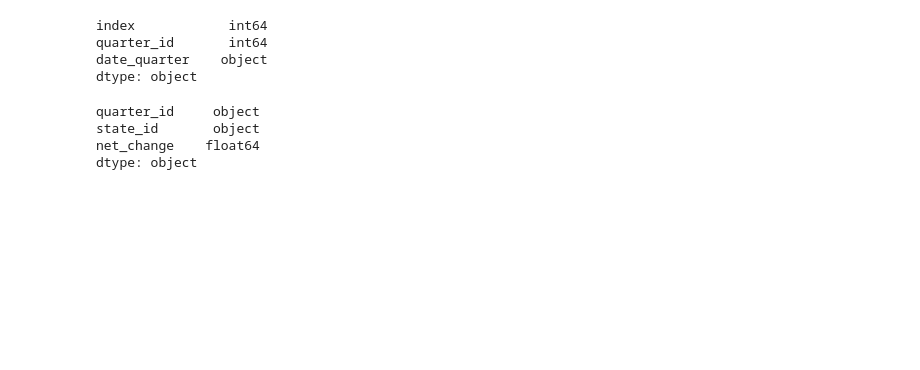
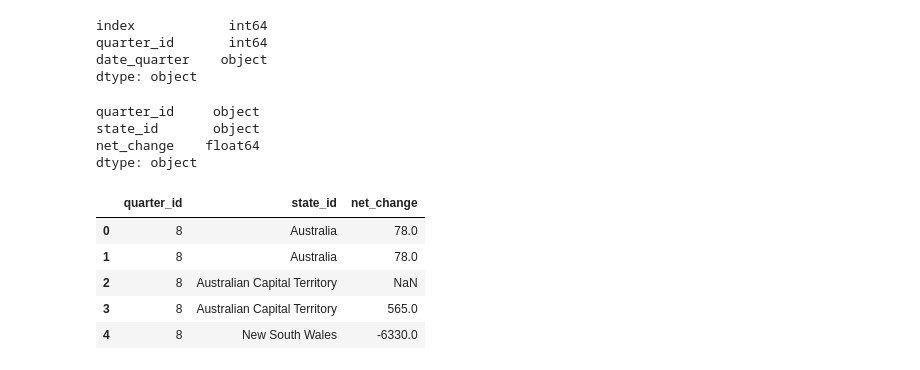
Before and after one commit to jonowood/Project_2, a Jupyter notebook: ETL/Clean_Test.ipynb, the cells around one changed output. Drawn from its saved outputs; the diff is of its cells as text; code cells hidden in the pictures; blank space fills up the shorter version.

```diff
--- a/ETL/Clean_Test.ipynb
+++ b/ETL/Clean_Test.ipynb
@@ -195,13 +195,13 @@ dtype: object
 # new_test_quarter_df = new_test_quarter_df.astype(convert_dict)
 # %%
 
-# Loop through the values in df1
-for index, row in new_test_region_df.iterrows():
-    # Check if the value in column 1 of df1 is present in column 1 of df2
-    if row['state_name'] in population_df['state_id'].values:
-        # Get the index of the matching row in df2
-        index2 = population_df[population_df['state_id'] == row['state_name']].index[-1]
-        # Replace the value in column 3 of df2 with the value in column 3 of df1
-        population_df.at[index2, 'state_id'] = row['state_id']
+# # Loop through the values in df1
+# for index, row in new_test_region_df.iterrows():
+#     # Check if the value in column 1 of df1 is present in column 1 of df2
+#     if row['state_name'] in population_df['state_id'].values:
+#         # Get the index of the matching row in df2
+#         index2 = population_df[population_df['state_id'] == row['state_name']].index[-1]
+#         # Replace the value in column 3 of df2 with the value in column 3 of df1
+#         population_df.at[index2, 'state_id'] = row['state_id']
 # %%
 
@@ -215,0 +216,12 @@ for index, row in new_test_quarter_df.iterrows():
+# %%
+key_list = list(population_df['quarter_id'])
+dict_lookup = dict(zip(new_test_quarter_df['date_quarter'], new_test_quarter_df['quarter_id']))
+population_df['quarter_id'] = [dict_lookup[item] for item in key_list]
+population_df.head()
+# %% [output]
+|  | quarter_id | state_id | net_change |
+| 0 | 8 | Australia | 78.0 |
+| 1 | 8 | Australia | 78.0 |
+| 2 | 8 | Australian Capital Territory | NaN |
+| 3 | 8 | Australian Capital Territory | 565.0 |
+| 4 | 8 | New South Wales | -6330.0 |
```
Also changed, not shown: parts of 15 cells of this notebook, 1 other file.
